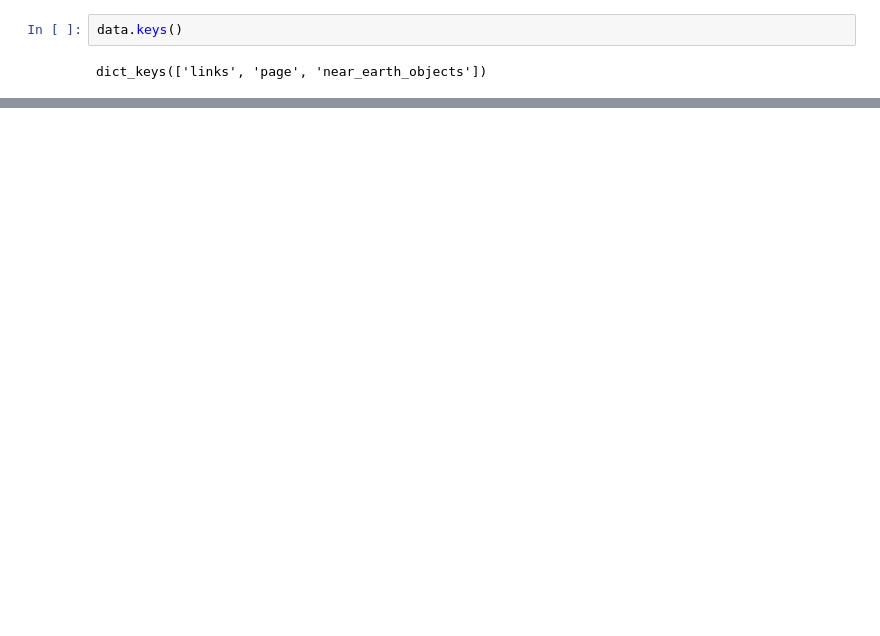
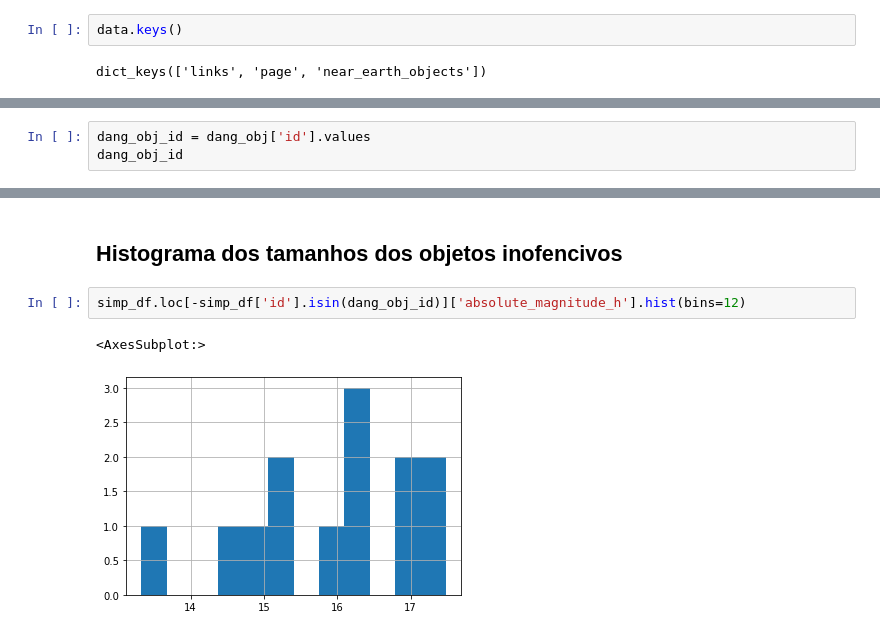
Before and after one commit to gus-phys/AI2-resources, a Jupyter notebook: 03-introducao-a-estatistica/aula1/NeoWs/NeoWs-dangerous-objects.ipynb, the cells around one changed output, grey strips where cells are left out. Drawn from its saved outputs; the diff is of its cells as text; blank space fills up the shorter version.

```diff
--- a/03-introducao-a-estatistica/aula1/NeoWs/NeoWs-dangerous-objects.ipynb
+++ b/03-introducao-a-estatistica/aula1/NeoWs/NeoWs-dangerous-objects.ipynb
@@ -123,0 +147,3 @@ def min_distance(ast_id):
+# %%
+dang_obj_id = dang_obj['id'].values
+dang_obj_id
@@ -123,0 +205,7 @@ def min_distance(ast_id):
+# %% [markdown]
+## Histograma dos tamanhos dos objetos inofencivos
+# %%
+simp_df.loc[-simp_df['id'].isin(dang_obj_id)]['absolute_magnitude_h'].hist(bins=12)
+# %% [output]
+<AxesSubplot:>
+[figure, added]
```
Also changed, not shown: parts of 45 cells of this notebook.
